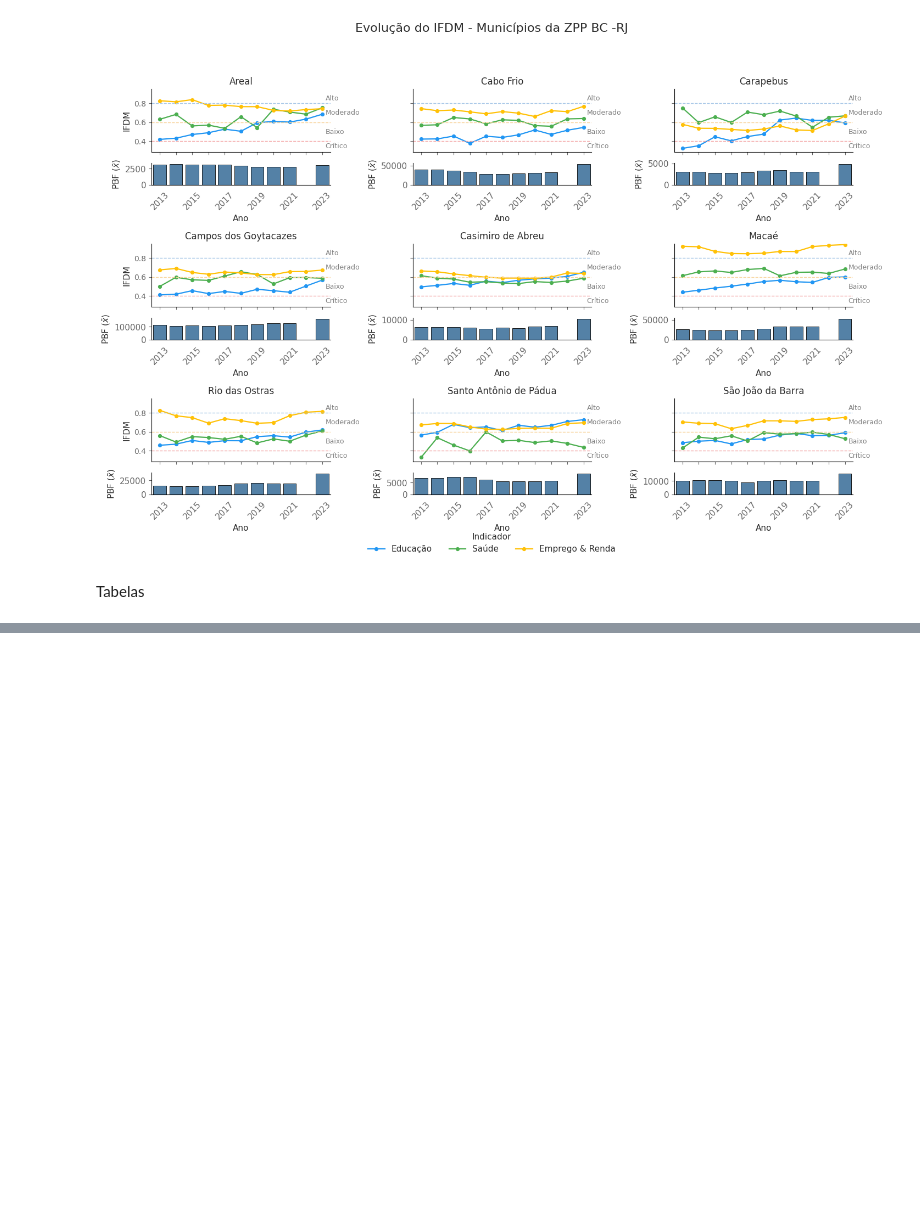
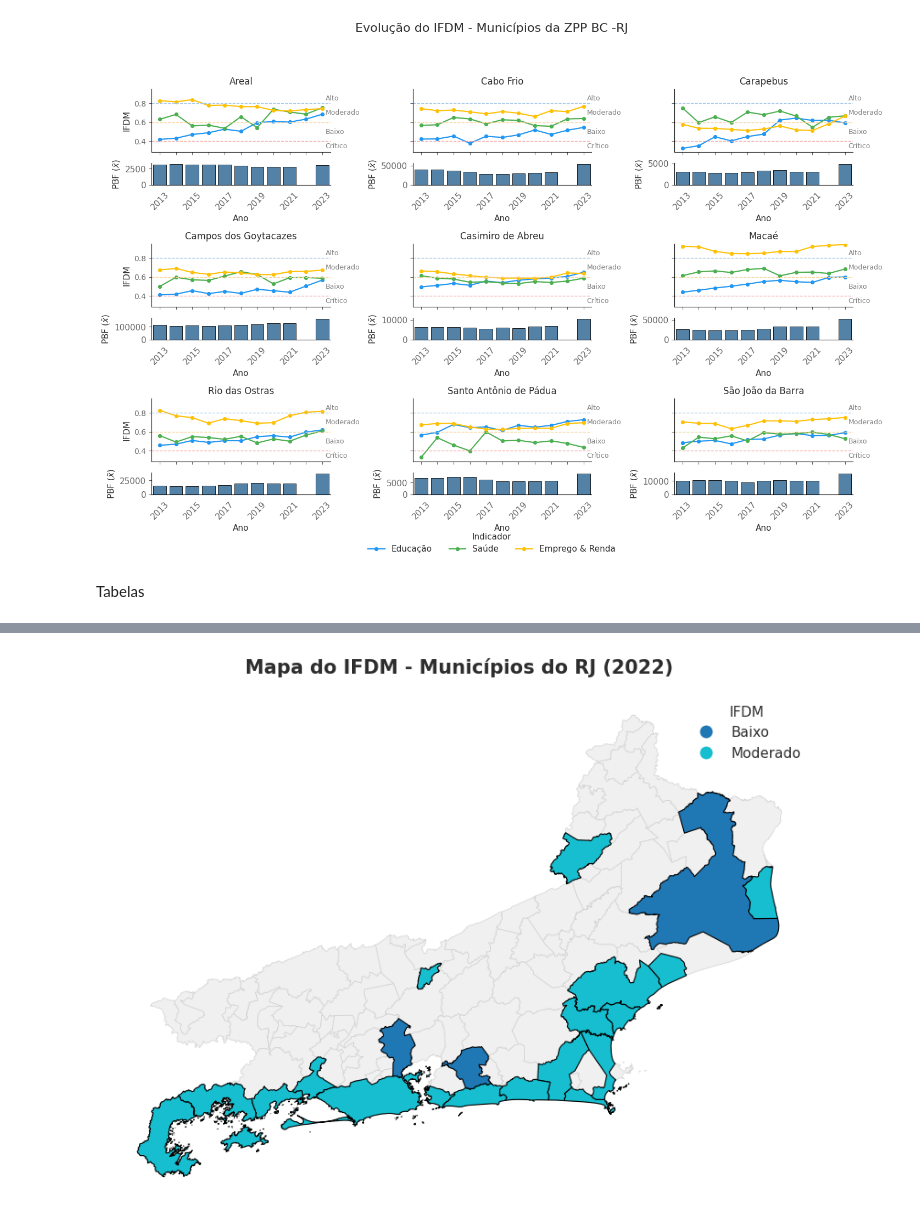
Before and after one commit to silva-fabiofreitas/EDA, a Jupyter notebook: educacao/data_analysis.ipynb, the cells around one changed output, grey strips where cells are left out. Drawn from its saved outputs; the diff is of its cells as text; code cells hidden in the pictures; blank space fills up the shorter version.

```diff
--- a/educacao/data_analysis.ipynb
+++ b/educacao/data_analysis.ipynb
@@ -351,0 +374,9 @@ tabela.to_excel('indicadores_tabela.xlsx')
+# %%
+
+
+# Junta seus dados com o shapefile
+df_ult_ano = df_petro[df_petro['Ano'] == 2022].copy()  # Exemplo: último ano disponível
+df_ult_ano['COD_MUNIC'] = df_ult_ano['COD_MUNIC'].astype(str)  # Adiciona o zero à direita para completar 7 dígitos
+gdf_merged = gdf.merge(df_ult_ano, left_on='code_muni', right_on='COD_MUNIC')
+
+gdf_merged.head()
@@ -351,0 +391,34 @@ tabela.to_excel('indicadores_tabela.xlsx')
+# %%
+import matplotlib.pyplot as plt
+
+# Base: todos os municípios do RJ
+gdf_rj_base = read_municipality(code_muni="RJ", year=2020, simplified=True)
+
+# Plot do mapa
+fig, ax = plt.subplots(figsize=(10, 10))
+
+# 1. Fundo com todos os municípios (sem cor, só contorno)
+gdf_rj_base.plot(ax=ax, color='#f0f0f0', edgecolor='lightgrey', linewidth=0.5)
+
+# 2. Municípios com dados (IFDM)
+gdf_merged.plot(
+    column='IFDM_Classificacao',
+    # cmap='YlGnBu',           # opção elegante, suave
+    linewidth=0.8,
+    edgecolor='black',
+    legend=True,
+    ax=ax
+)
+
+# Título e ajustes
+ax.set_title('Mapa do IFDM - Municípios do RJ (2022)', fontsize=15, weight='bold', pad=15)
+ax.axis('off')
+
+# Remover borda da legenda e ajustar tamanho
+leg = ax.get_legend()
+if leg:
+    leg.set_title("IFDM")
+    leg.get_frame().set_edgecolor('none')
+    leg.get_frame().set_alpha(0.9)
+# %% [output]
+[figure, added]
```
Also changed, not shown: parts of 3 cells of this notebook.
